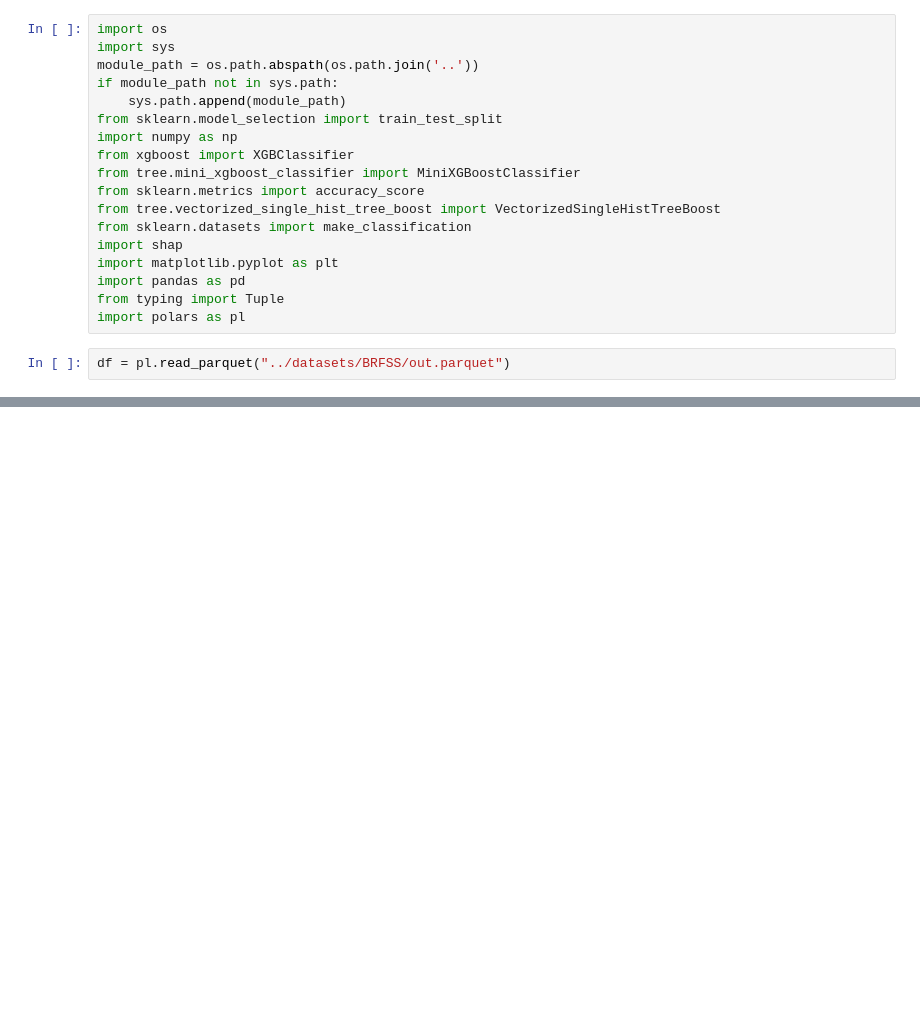
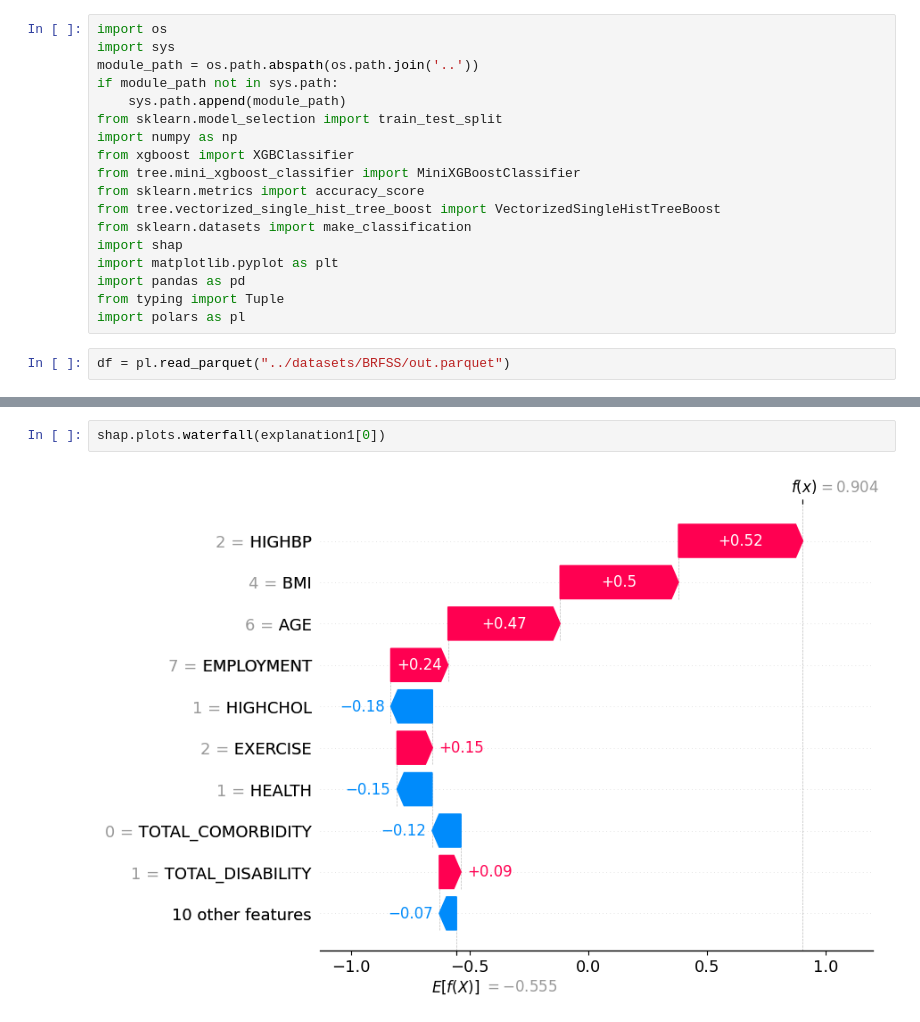
Before and after one commit to starshibrat/xg-shap-experiment, a Jupyter notebook: notebook/book1.ipynb, the cells around one changed output, grey strips where cells are left out. Cells and saved outputs as stored; diff of their text form; blank space fills up the shorter version.

```diff
--- a/notebook/book1.ipynb
+++ b/notebook/book1.ipynb
@@ -54,0 +204,4 @@ lb = 1
+# %%
+shap.plots.waterfall(explanation1[0])
+# %% [output]
+[figure, added]
```
Also changed, not shown: parts of 22 cells of this notebook, 1 other file.
